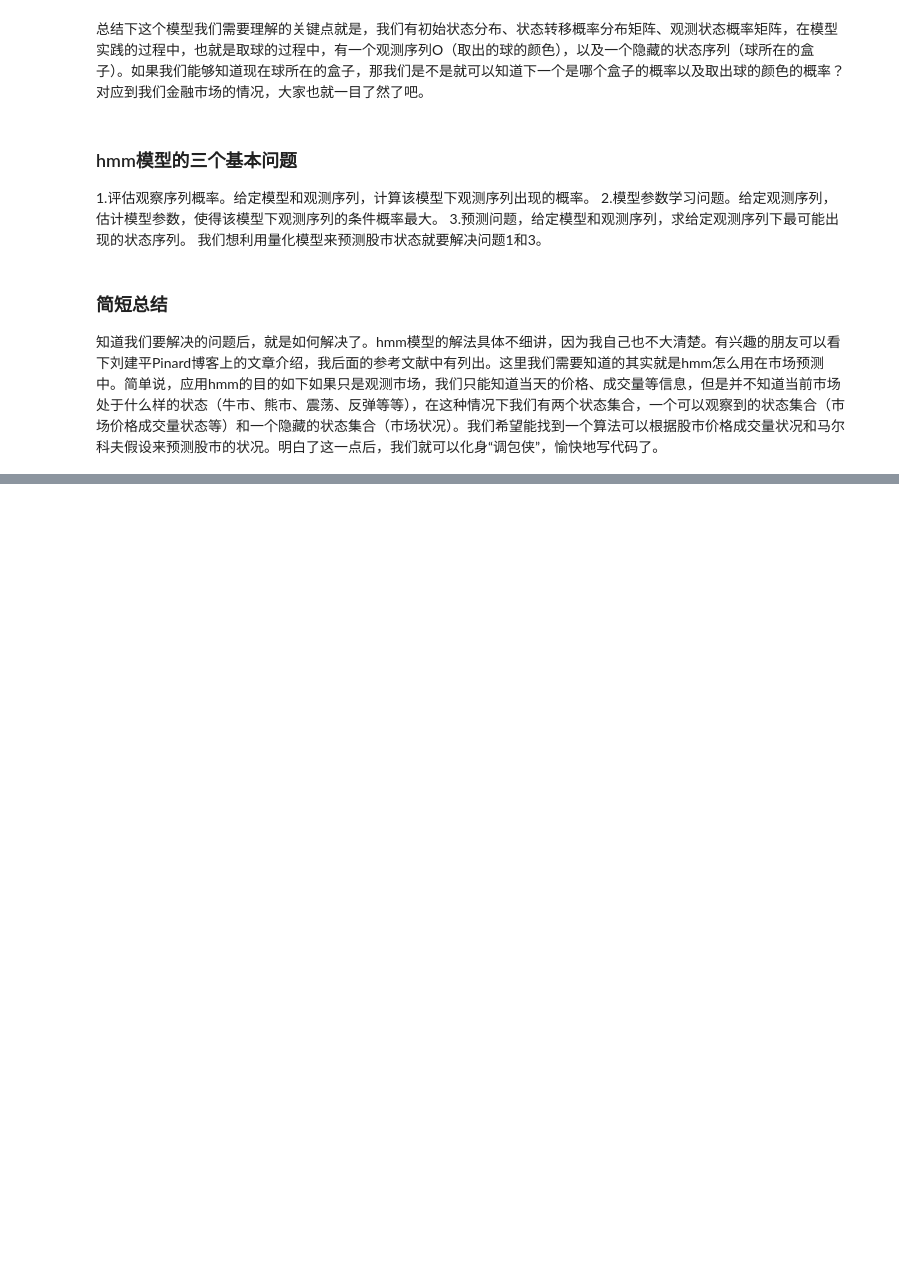
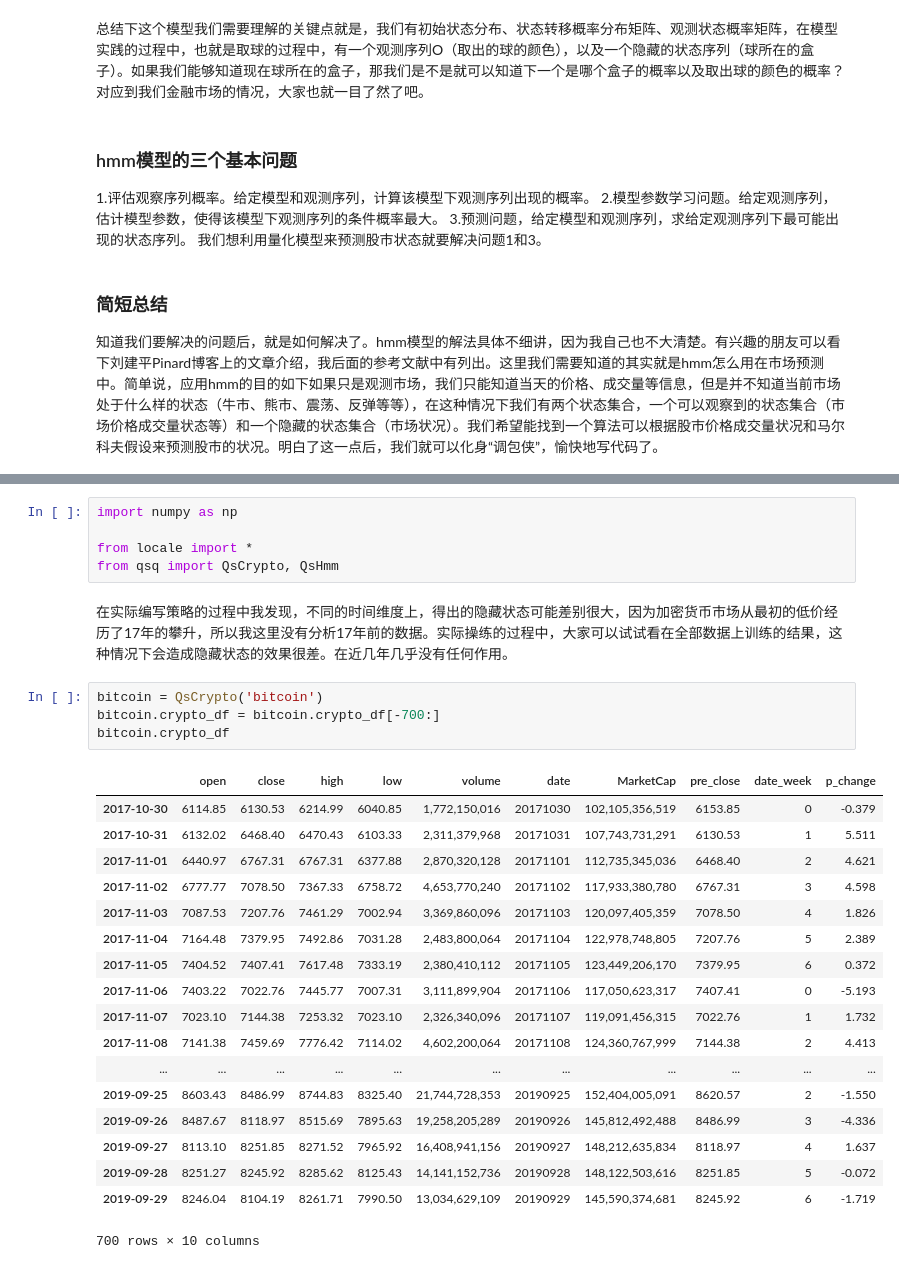
Before and after one commit to qiushui777/qsq, a Jupyter notebook: qs_papers/4.qsq加密货币量化系统：隐马尔可夫模型.ipynb, the cells around one changed output, grey strips where cells are left out. Saved outputs shown, nothing was run; the diff lists cells and outputs as text; blank space fills up the shorter version.

```diff
--- a/qs_papers/4.qsq加密货币量化系统：隐马尔可夫模型.ipynb
+++ b/qs_papers/4.qsq加密货币量化系统：隐马尔可夫模型.ipynb
@@ -67,0 +124,30 @@ $$
+# %%
+import numpy as np
+
+from locale import *
+from qsq import QsCrypto, QsHmm
+# %% [markdown]
+在实际编写策略的过程中我发现，不同的时间维度上，得出的隐藏状态可能差别很大，因为加密货币市场从最初的低价经历了17年的攀升，所以我这里没有分析17年前的数据。实际操练的过程中，大家可以试试看在全部数据上训练的结果，这种情况下会造成隐藏状态的效果很差。在近几年几乎没有任何作用。
+# %%
+bitcoin = QsCrypto('bitcoin')
+bitcoin.crypto_df = bitcoin.crypto_df[-700:]
+bitcoin.crypto_df
+# %% [output]
+|  | open | close | high | low | volume | date | MarketCap | pre_close | date_week | p_change |
+| 2017-10-30 | 6114.85 | 6130.53 | 6214.99 | 6040.85 | 1,772,150,016 | 20171030 | 102,105,356,519 | 6153.85 | 0 | -0.379 |
+| 2017-10-31 | 6132.02 | 6468.40 | 6470.43 | 6103.33 | 2,311,379,968 | 20171031 | 107,743,731,291 | 6130.53 | 1 | 5.511 |
+| 2017-11-01 | 6440.97 | 6767.31 | 6767.31 | 6377.88 | 2,870,320,128 | 20171101 | 112,735,345,036 | 6468.40 | 2 | 4.621 |
+| 2017-11-02 | 6777.77 | 7078.50 | 7367.33 | 6758.72 | 4,653,770,240 | 20171102 | 117,933,380,780 | 6767.31 | 3 | 4.598 |
+| 2017-11-03 | 7087.53 | 7207.76 | 7461.29 | 7002.94 | 3,369,860,096 | 20171103 | 120,097,405,359 | 7078.50 | 4 | 1.826 |
+| 2017-11-04 | 7164.48 | 7379.95 | 7492.86 | 7031.28 | 2,483,800,064 | 20171104 | 122,978,748,805 | 7207.76 | 5 | 2.389 |
+| 2017-11-05 | 7404.52 | 7407.41 | 7617.48 | 7333.19 | 2,380,410,112 | 20171105 | 123,449,206,170 | 7379.95 | 6 | 0.372 |
+| 2017-11-06 | 7403.22 | 7022.76 | 7445.77 | 7007.31 | 3,111,899,904 | 20171106 | 117,050,623,317 | 7407.41 | 0 | -5.193 |
+| 2017-11-07 | 7023.10 | 7144.38 | 7253.32 | 7023.10 | 2,326,340,096 | 20171107 | 119,091,456,315 | 7022.76 | 1 | 1.732 |
+| 2017-11-08 | 7141.38 | 7459.69 | 7776.42 | 7114.02 | 4,602,200,064 | 20171108 | 124,360,767,999 | 7144.38 | 2 | 4.413 |
+| ... | ... | ... | ... | ... | ... | ... | ... | ... | ... | ... |
+| 2019-09-25 | 8603.43 | 8486.99 | 8744.83 | 8325.40 | 21,744,728,353 | 20190925 | 152,404,005,091 | 8620.57 | 2 | -1.550 |
+| 2019-09-26 | 8487.67 | 8118.97 | 8515.69 | 7895.63 | 19,258,205,289 | 20190926 | 145,812,492,488 | 8486.99 | 3 | -4.336 |
+| 2019-09-27 | 8113.10 | 8251.85 | 8271.52 | 7965.92 | 16,408,941,156 | 20190927 | 148,212,635,834 | 8118.97 | 4 | 1.637 |
+| 2019-09-28 | 8251.27 | 8245.92 | 8285.62 | 8125.43 | 14,141,152,736 | 20190928 | 148,122,503,616 | 8251.85 | 5 | -0.072 |
+| 2019-09-29 | 8246.04 | 8104.19 | 8261.71 | 7990.50 | 13,034,629,109 | 20190929 | 145,590,374,681 | 8245.92 | 6 | -1.719 |
+700 rows × 10 columns
```
Also changed, not shown: parts of 4 cells of this notebook, 3 other files.
